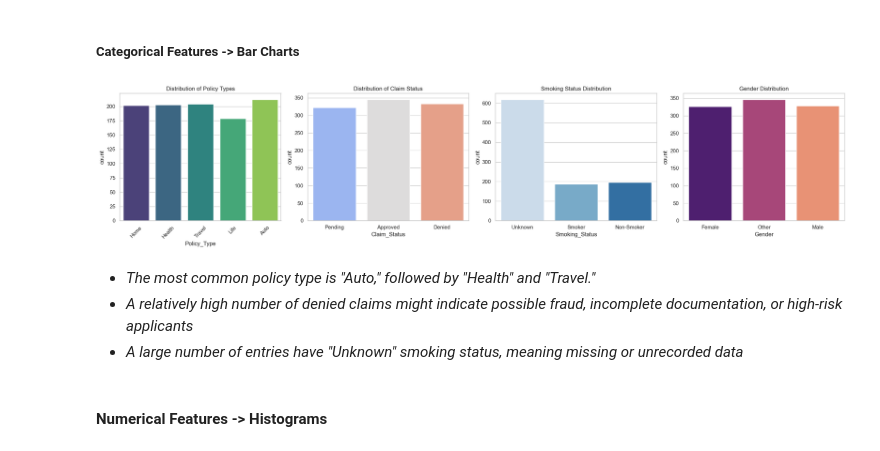
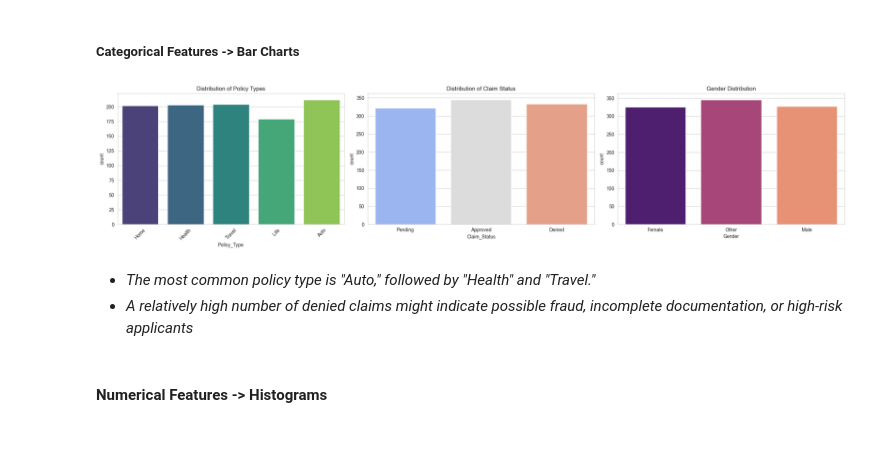
Before and after one commit to Nowshin1009/Data-Analysis-with-python, a Jupyter notebook: Insurance Fraud Analysis and predict/main.ipynb, the cells around one changed output. Cells and saved outputs as stored; diff of their text form; code cells hidden in the pictures.

```diff
--- a/Insurance Fraud Analysis and predict/main.ipynb
+++ b/Insurance Fraud Analysis and predict/main.ipynb
@@ -112,33 +125,28 @@ df['Medical_History'].fillna('No History', inplace=True)
 ##### Categorical Features -> Bar Charts
 # %%
 sns.set_style("whitegrid")
-fig, axes = plt.subplots(1, 4, figsize=(22, 5))
+fig, axes = plt.subplots(1, 3, figsize=(22, 5))
 
 #Policy Type Distribution
 sns.countplot(x=df['Policy_Type'], ax=axes[0], palette='viridis')
 axes[0].set_title('Distribution of Policy Types')
 axes[0].set_xticklabels(axes[0].get_xticklabels(), rotation=45)
 
 #Claim Status Distribution
 sns.countplot(x=df['Claim_Status'], ax=axes[1], palette='coolwarm')
 axes[1].set_title('Distribution of Claim Status')
 
-#Smoking Status Distribution
-sns.countplot(x=df['Smoking_Status'], ax=axes[2], palette='Blues')
-axes[2].set_title('Smoking Status Distribution')
-
 #Gender Distribution
-sns.countplot(x=df['Gender'], ax=axes[3], palette='magma')
-axes[3].set_title('Gender Distribution')
+sns.countplot(x=df['Gender'], ax=axes[2], palette='magma')
+axes[2].set_title('Gender Distribution')
 
 plt.tight_layout()
 plt.show()
 # %% [output]
-[figure, old version]
+[figure, new version]
 # %% [markdown]
 * _The most common policy type is "Auto," followed by "Health" and "Travel."_
 * _A relatively high number of denied claims might indicate possible fraud, incomplete documentation, or high-risk applicants_
-* _A large number of entries have "Unknown" smoking status, meaning missing or unrecorded data_
 # %% [markdown]
 #### Numerical Features -> Histograms
 # %%
```
Also changed, not shown: parts of 23 cells of this notebook.
